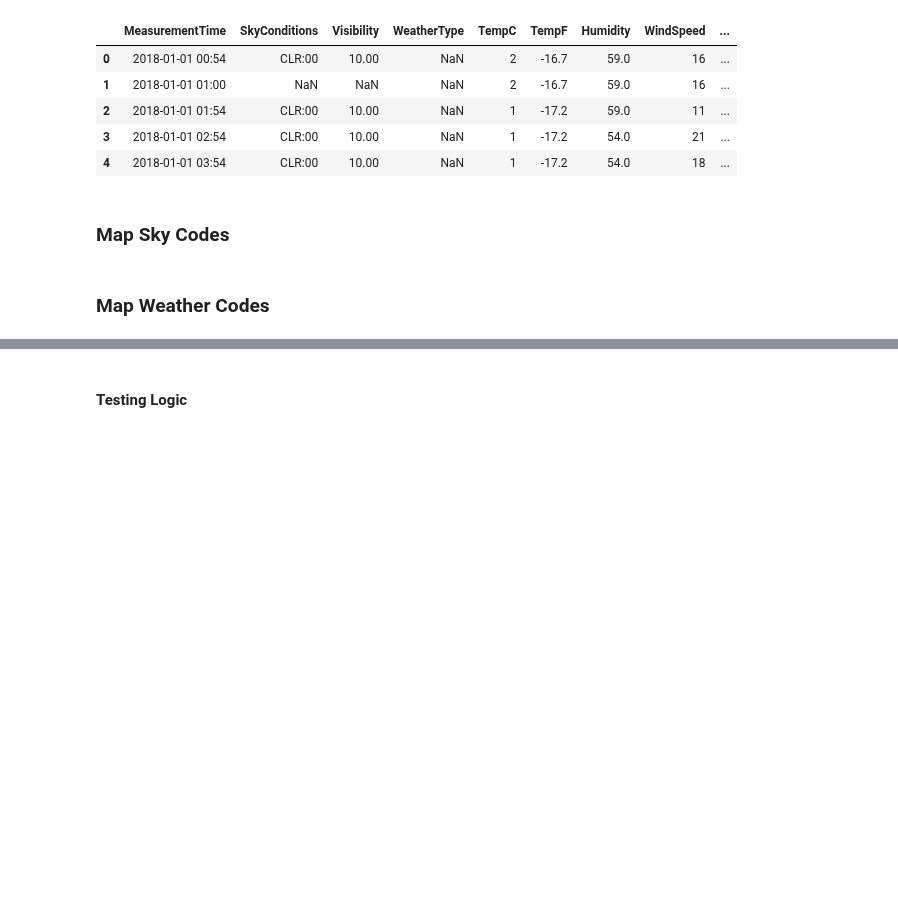
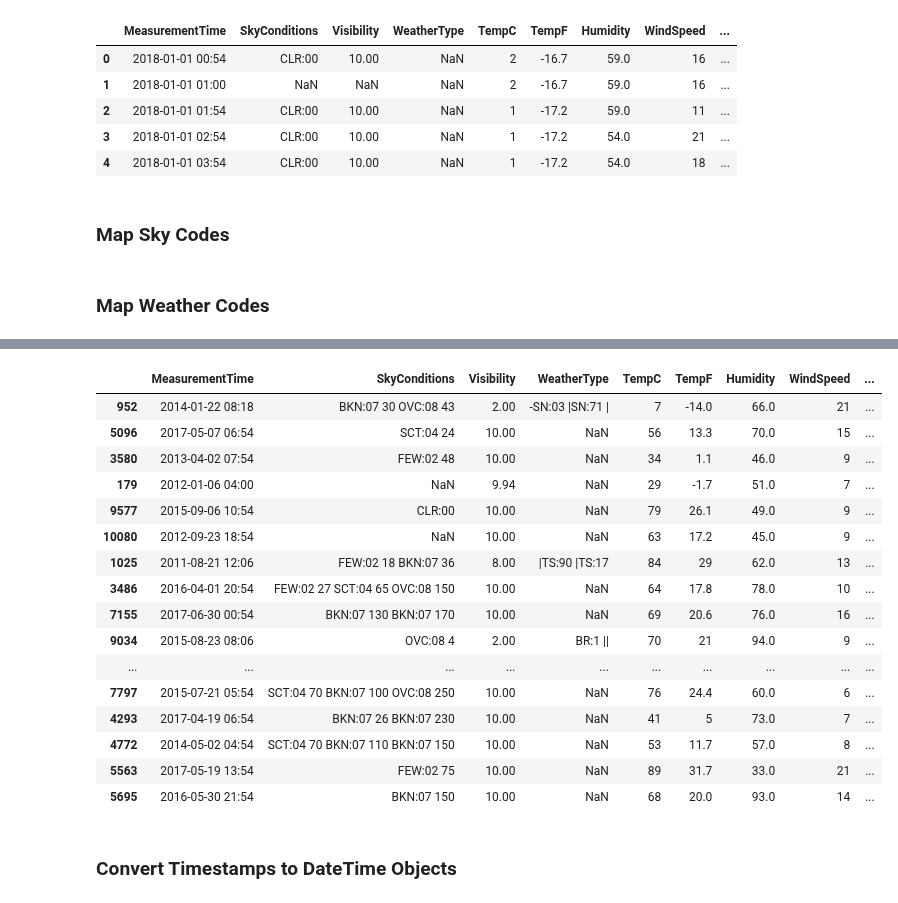
Before and after one commit to cneiderer/Class_Projects, a Jupyter notebook: Project5/CompileWeatherData.ipynb, the cells around one changed output, grey strips where cells are left out. Saved outputs shown, nothing was run; the diff lists cells and outputs as text; code cells hidden in the pictures; blank space fills up the shorter version.

```diff
--- a/Project5/CompileWeatherData.ipynb
+++ b/Project5/CompileWeatherData.ipynb
@@ -575,4 +460,2 @@ def map_weather_codes(code):
 # %%
-weather_df.WeatherType = weather_df.WeatherType.apply(replace_nans)
+weather_df['WeatherText'] = weather_df.WeatherType.apply(map_weather_type)
-# %%
-weather_df['WeatherText'] = weather_df.WeatherType.apply(map_weather_codes)
@@ -583,2 +461,0 @@ weather_df.head()
-# %% [markdown]
-#### Testing Logic
@@ -621,0 +462,22 @@ for w in test:
+# %%
+weather_df.sample(25)
+# %% [output]
+|  | MeasurementTime | SkyConditions | Visibility | WeatherType | TempC | TempF | Humidity | WindSpeed | ... |
+| 952 | 2014-01-22 08:18 | BKN:07 30 OVC:08 43 | 2.00 | -SN:03 |SN:71 | | 7 | -14.0 | 66.0 | 21 | ... |
+| 5096 | 2017-05-07 06:54 | SCT:04 24 | 10.00 | NaN | 56 | 13.3 | 70.0 | 15 | ... |
+| 3580 | 2013-04-02 07:54 | FEW:02 48 | 10.00 | NaN | 34 | 1.1 | 46.0 | 9 | ... |
+| 179 | 2012-01-06 04:00 | NaN | 9.94 | NaN | 29 | -1.7 | 51.0 | 7 | ... |
+| 9577 | 2015-09-06 10:54 | CLR:00 | 10.00 | NaN | 79 | 26.1 | 49.0 | 9 | ... |
+| 10080 | 2012-09-23 18:54 | NaN | 10.00 | NaN | 63 | 17.2 | 45.0 | 9 | ... |
+| 1025 | 2011-08-21 12:06 | FEW:02 18 BKN:07 36 | 8.00 | |TS:90 |TS:17 | 84 | 29 | 62.0 | 13 | ... |
+| 3486 | 2016-04-01 20:54 | FEW:02 27 SCT:04 65 OVC:08 150 | 10.00 | NaN | 64 | 17.8 | 78.0 | 10 | ... |
+| 7155 | 2017-06-30 00:54 | BKN:07 130 BKN:07 170 | 10.00 | NaN | 69 | 20.6 | 76.0 | 16 | ... |
+| 9034 | 2015-08-23 08:06 | OVC:08 4 | 2.00 | BR:1 || | 70 | 21 | 94.0 | 9 | ... |
+| ... | ... | ... | ... | ... | ... | ... | ... | ... | ... |
+| 7797 | 2015-07-21 05:54 | SCT:04 70 BKN:07 100 OVC:08 250 | 10.00 | NaN | 76 | 24.4 | 60.0 | 6 | ... |
+| 4293 | 2017-04-19 06:54 | BKN:07 26 BKN:07 230 | 10.00 | NaN | 41 | 5 | 73.0 | 7 | ... |
+| 4772 | 2014-05-02 04:54 | SCT:04 70 BKN:07 110 BKN:07 150 | 10.00 | NaN | 53 | 11.7 | 57.0 | 8 | ... |
+| 5563 | 2017-05-19 13:54 | FEW:02 75 | 10.00 | NaN | 89 | 31.7 | 33.0 | 21 | ... |
+| 5695 | 2016-05-30 21:54 | BKN:07 150 | 10.00 | NaN | 68 | 20.0 | 93.0 | 14 | ... |
+# %% [markdown]
+### Convert Timestamps to DateTime Objects
```
Also changed, not shown: parts of 35 cells of this notebook.
